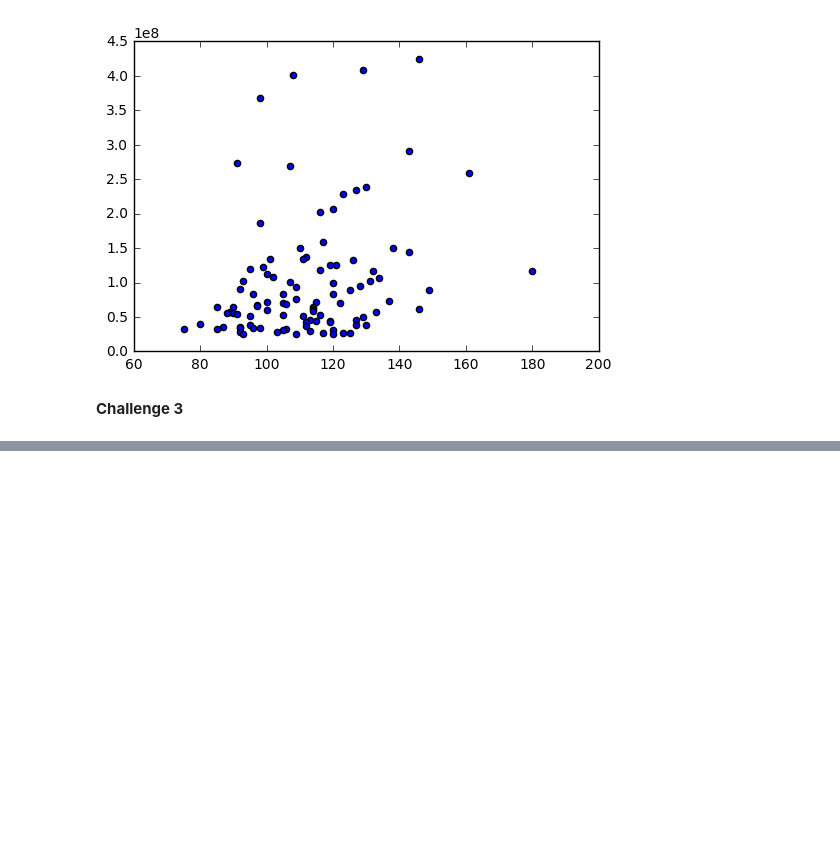
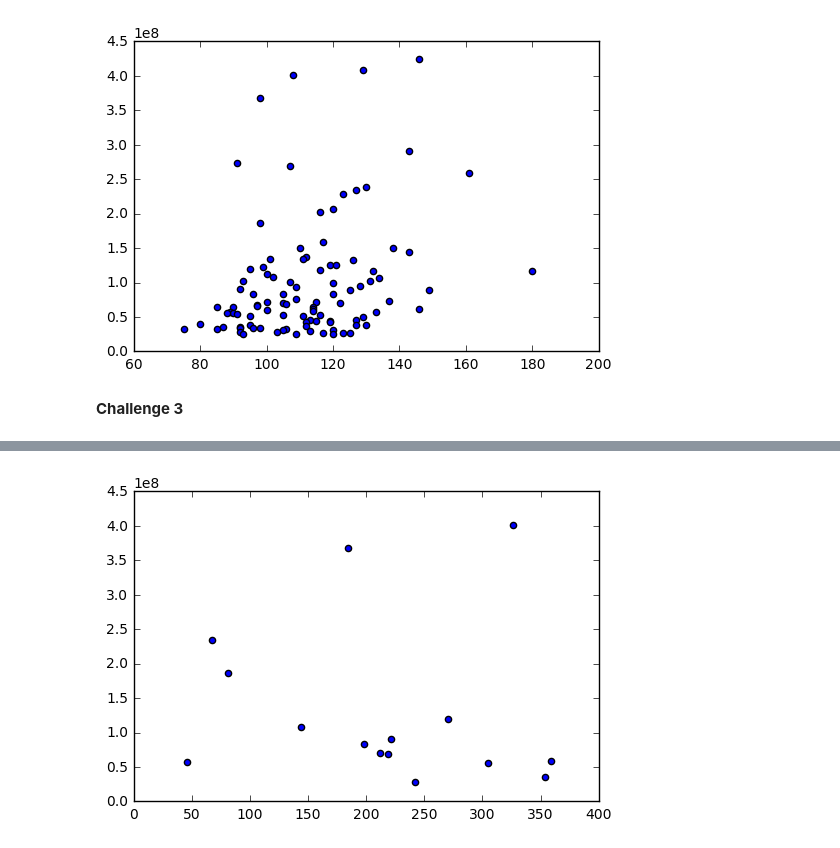
Before and after one commit to ptpro3/jekyll-now, a Jupyter notebook: Projects/Challenge03/challenge_set_3_prashant.ipynb, the cells around one changed output, grey strips where cells are left out. Saved outputs shown, nothing was run; the diff lists cells and outputs as text; code cells hidden in the pictures; blank space fills up the shorter version.

```diff
--- a/Projects/Challenge03/challenge_set_3_prashant.ipynb
+++ b/Projects/Challenge03/challenge_set_3_prashant.ipynb
@@ -69,0 +64,6 @@ df.groupby(['Rating'])
+# %%
+x = df[df.Rating == 'PG']['Days']
+y = df[df.Rating == 'PG']['DomesticTotalGross']
+plt.scatter(x,y);
+# %% [output]
+[figure, added]
```
Also changed, not shown: parts of 14 cells of this notebook.
